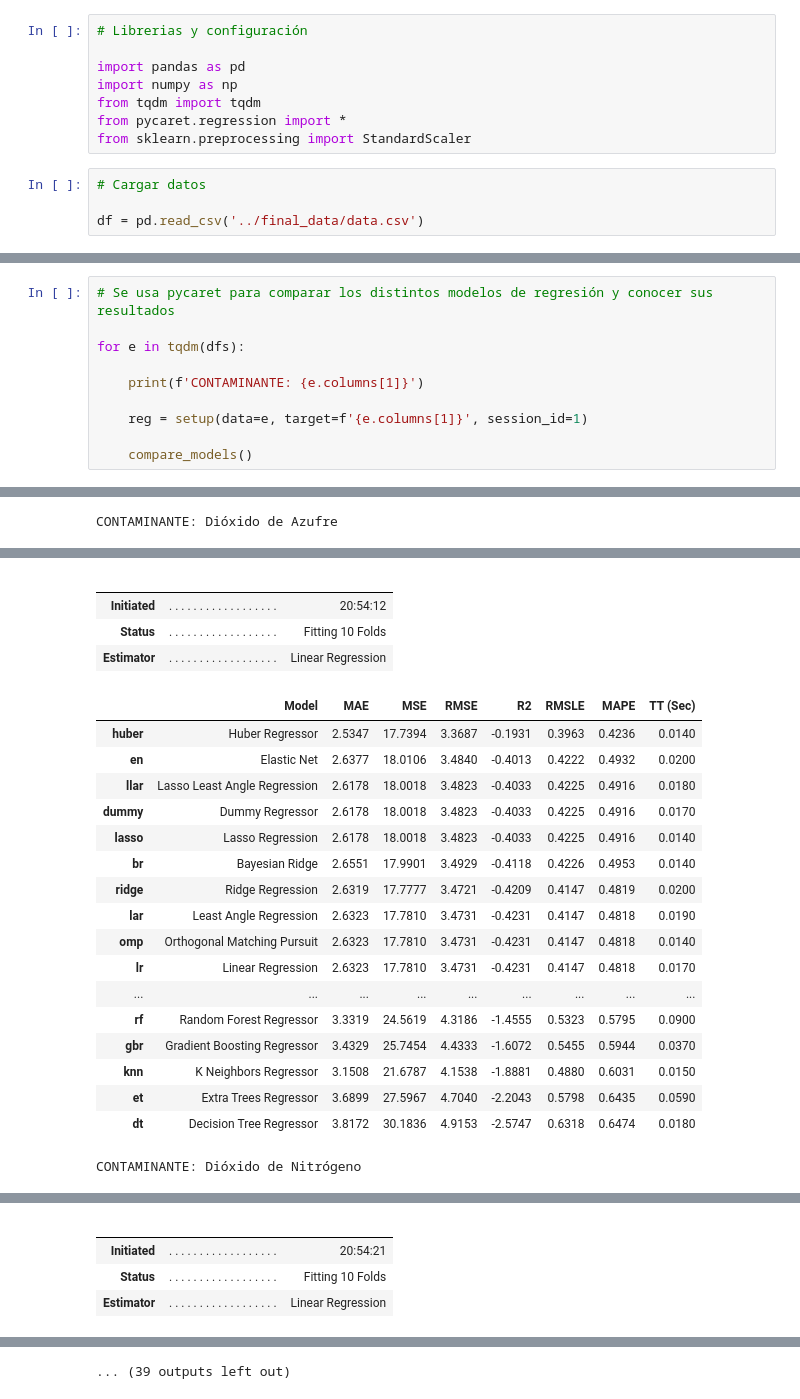
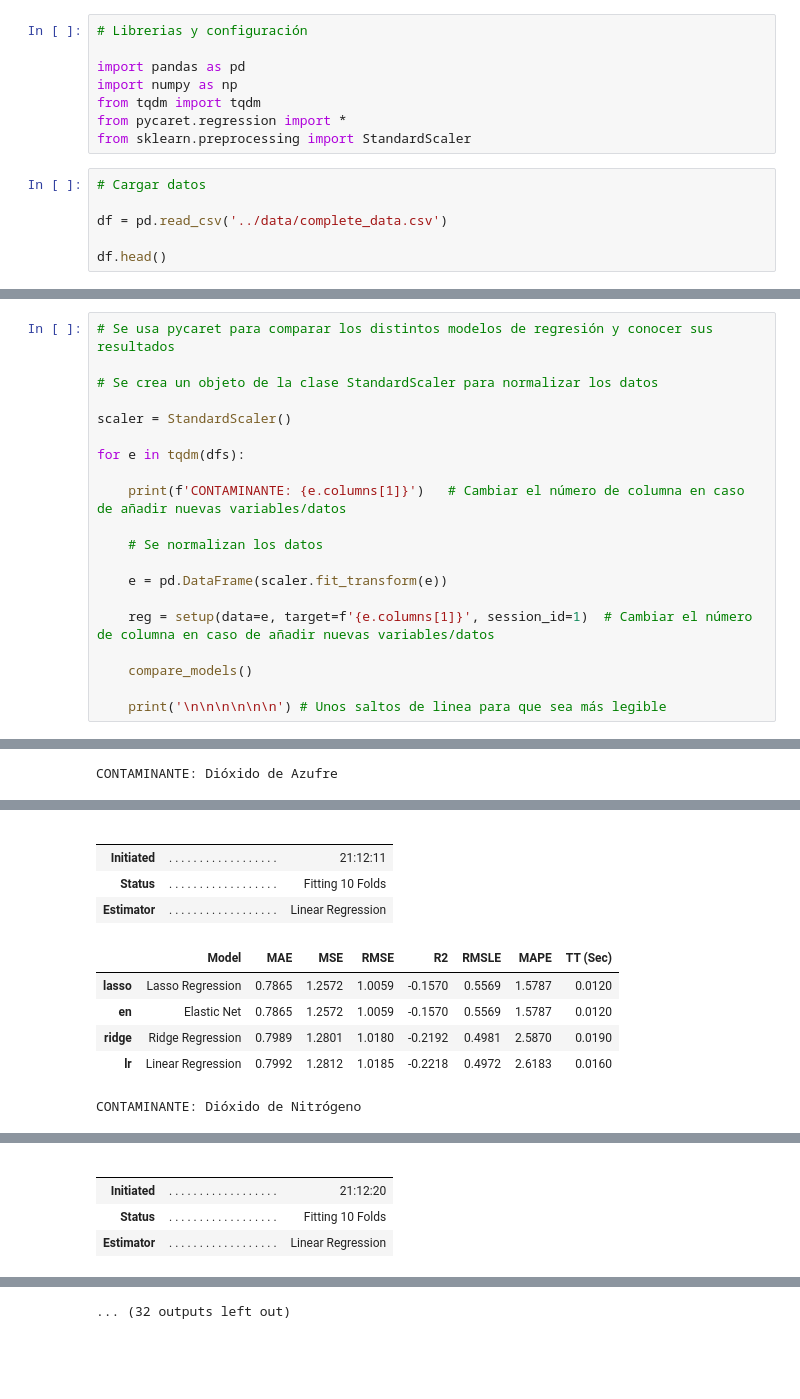
Before and after one commit to jorgefreires/Madrid_air_pollution, a Jupyter notebook: notebooks/machine_learning.ipynb, the cells around one changed output, grey strips where cells are left out. Saved outputs shown, nothing was run; the diff lists cells and outputs as text; blank space fills up the shorter version.

```diff
--- a/notebooks/machine_learning.ipynb
+++ b/notebooks/machine_learning.ipynb
@@ -9,4 +9,6 @@ from sklearn.preprocessing import StandardScaler
 # %%
 # Cargar datos
 
-df = pd.read_csv('../final_data/data.csv')
+df = pd.read_csv('../data/complete_data.csv')
+
+df.head()
@@ -56,13 +80,23 @@ dfs[0].head()
 # %%
 # Se usa pycaret para comparar los distintos modelos de regresión y conocer sus resultados
 
+# Se crea un objeto de la clase StandardScaler para normalizar los datos
+
+scaler = StandardScaler()
+
 for e in tqdm(dfs):
 
-    print(f'CONTAMINANTE: {e.columns[1]}')
+    print(f'CONTAMINANTE: {e.columns[1]}')   # Cambiar el número de columna en caso de añadir nuevas variables/datos
 
-    reg = setup(data=e, target=f'{e.columns[1]}', session_id=1)
+    # Se normalizan los datos
+
+    e = pd.DataFrame(scaler.fit_transform(e))
+
+    reg = setup(data=e, target=f'{e.columns[1]}', session_id=1)  # Cambiar el número de columna en caso de añadir nuevas variables/datos
 
     compare_models()
+
+    print('\n\n\n\n\n\n') # Unos saltos de linea para que sea más legible
 # %% [output]
 CONTAMINANTE: Benceno
 |  | Description | Value |
@@ -115,25 +159,13 @@ CONTAMINANTE: Dióxido de Azufre
 |  |  |  |
 |  |  |  |
-| Initiated | . . . . . . . . . . . . . . . . . . | 20:54:12 |
+| Initiated | . . . . . . . . . . . . . . . . . . | 21:12:11 |
 | Status | . . . . . . . . . . . . . . . . . . | Fitting 10 Folds |
 | Estimator | . . . . . . . . . . . . . . . . . . | Linear Regression |
 |  | Model | MAE | MSE | RMSE | R2 | RMSLE | MAPE | TT (Sec) |
-| huber | Huber Regressor | 2.5347 | 17.7394 | 3.3687 | -0.1931 | 0.3963 | 0.4236 | 0.0140 |
-| en | Elastic Net | 2.6377 | 18.0106 | 3.4840 | -0.4013 | 0.4222 | 0.4932 | 0.0200 |
-| llar | Lasso Least Angle Regression | 2.6178 | 18.0018 | 3.4823 | -0.4033 | 0.4225 | 0.4916 | 0.0180 |
-| dummy | Dummy Regressor | 2.6178 | 18.0018 | 3.4823 | -0.4033 | 0.4225 | 0.4916 | 0.0170 |
-| lasso | Lasso Regression | 2.6178 | 18.0018 | 3.4823 | -0.4033 | 0.4225 | 0.4916 | 0.0140 |
-| br | Bayesian Ridge | 2.6551 | 17.9901 | 3.4929 | -0.4118 | 0.4226 | 0.4953 | 0.0140 |
-| ridge | Ridge Regression | 2.6319 | 17.7777 | 3.4721 | -0.4209 | 0.4147 | 0.4819 | 0.0200 |
-| lar | Least Angle Regression | 2.6323 | 17.7810 | 3.4731 | -0.4231 | 0.4147 | 0.4818 | 0.0190 |
-| omp | Orthogonal Matching Pursuit | 2.6323 | 17.7810 | 3.4731 | -0.4231 | 0.4147 | 0.4818 | 0.0140 |
-| lr | Linear Regression | 2.6323 | 17.7810 | 3.4731 | -0.4231 | 0.4147 | 0.4818 | 0.0170 |
-| ... | ... | ... | ... | ... | ... | ... | ... | ... |
-| rf | Random Forest Regressor | 3.3319 | 24.5619 | 4.3186 | -1.4555 | 0.5323 | 0.5795 | 0.0900 |
-| gbr | Gradient Boosting Regressor | 3.4329 | 25.7454 | 4.4333 | -1.6072 | 0.5455 | 0.5944 | 0.0370 |
-| knn | K Neighbors Regressor | 3.1508 | 21.6787 | 4.1538 | -1.8881 | 0.4880 | 0.6031 | 0.0150 |
-| et | Extra Trees Regressor | 3.6899 | 27.5967 | 4.7040 | -2.2043 | 0.5798 | 0.6435 | 0.0590 |
-| dt | Decision Tree Regressor | 3.8172 | 30.1836 | 4.9153 | -2.5747 | 0.6318 | 0.6474 | 0.0180 |
+| lasso | Lasso Regression | 0.7865 | 1.2572 | 1.0059 | -0.1570 | 0.5569 | 1.5787 | 0.0120 |
+| en | Elastic Net | 0.7865 | 1.2572 | 1.0059 | -0.1570 | 0.5569 | 1.5787 | 0.0120 |
+| ridge | Ridge Regression | 0.7989 | 1.2801 | 1.0180 | -0.2192 | 0.4981 | 2.5870 | 0.0190 |
+| lr | Linear Regression | 0.7992 | 1.2812 | 1.0185 | -0.2218 | 0.4972 | 2.6183 | 0.0160 |
 CONTAMINANTE: Dióxido de Nitrógeno
 |  | Description | Value |
 | 0 | Session id | 1 |
@@ -155,6 +187,6 @@ CONTAMINANTE: Dióxido de Nitrógeno
 |  |  |  |
 |  |  |  |
-| Initiated | . . . . . . . . . . . . . . . . . . | 20:54:21 |
+| Initiated | . . . . . . . . . . . . . . . . . . | 21:12:20 |
 | Status | . . . . . . . . . . . . . . . . . . | Fitting 10 Folds |
 | Estimator | . . . . . . . . . . . . . . . . . . | Linear Regression |
 |  | Model | MAE | MSE | RMSE | R2 | RMSLE | MAPE | TT (Sec) |
@@ -171 +209 @@ CONTAMINANTE: Dióxido de Nitrógeno
-... (39 outputs left out)
+... (32 outputs left out)
```
Also changed, not shown: parts of 4 cells of this notebook, 2 other files.
